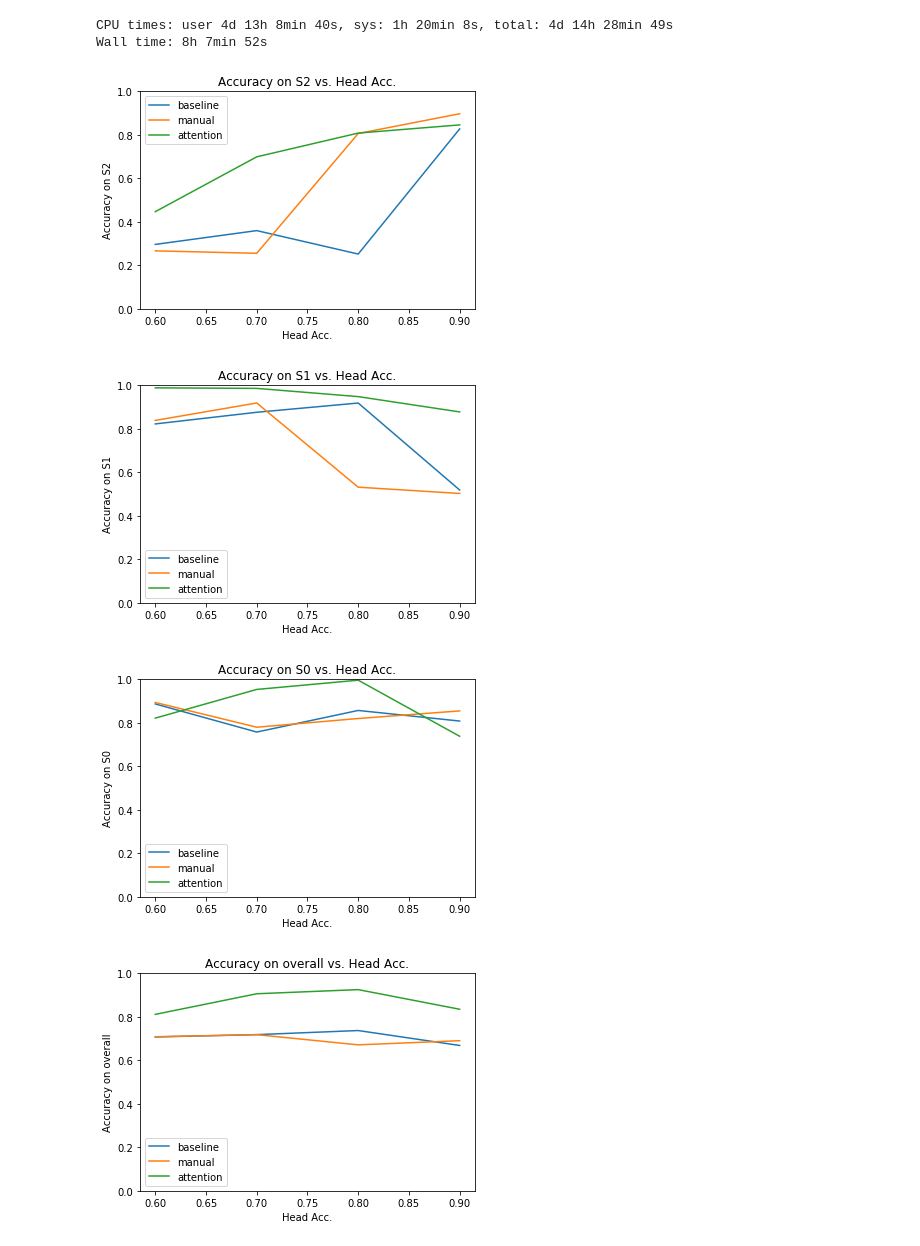
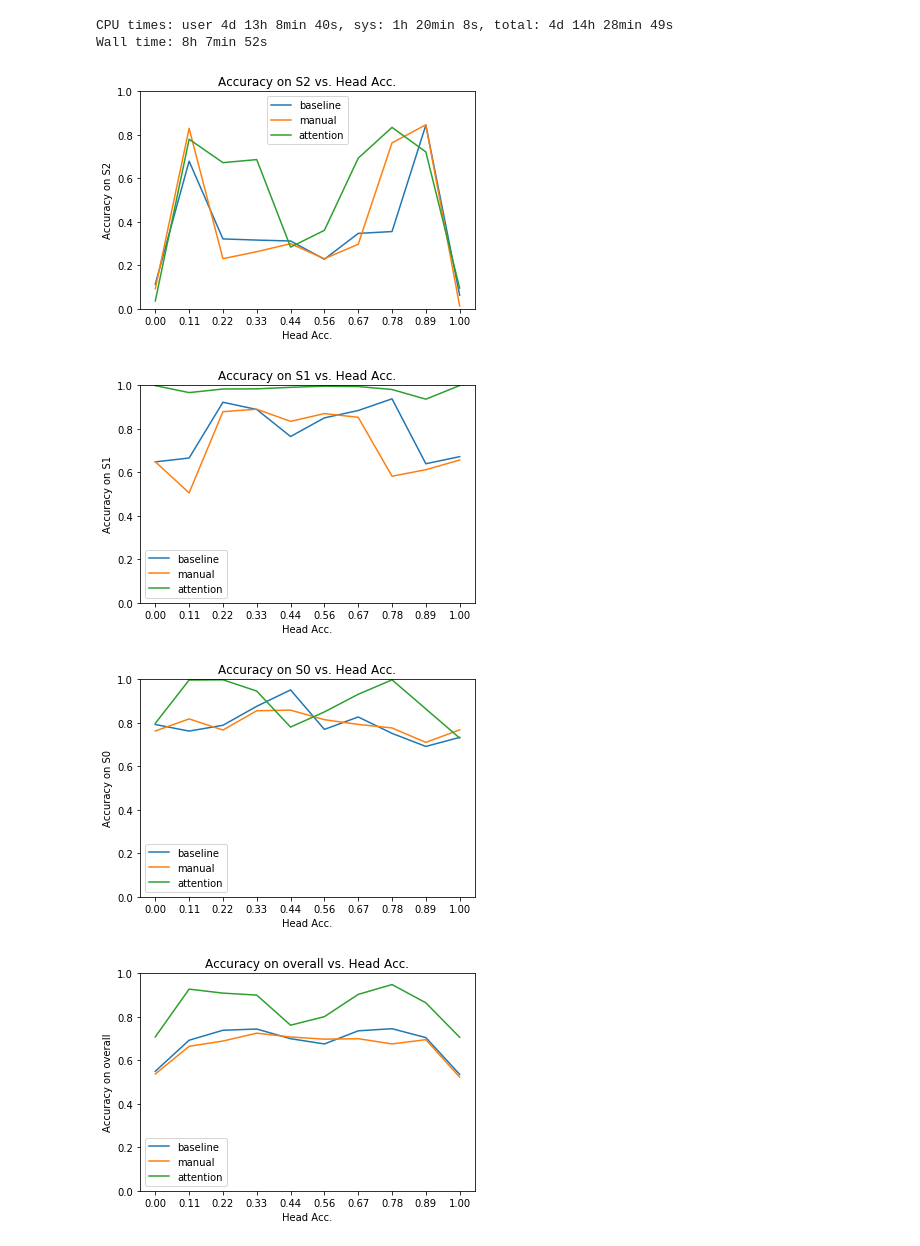
Before and after one commit to HazyResearch/metal, a Jupyter notebook: metal/contrib/slicing/synthetics/synthetics-acc.ipynb, the cells around one changed output. Cells and saved outputs as stored; diff of their text form; code cells hidden in the pictures.

Commit message:
latest synthetics results with extended axes

```diff
--- a/metal/contrib/slicing/synthetics/synthetics-acc.ipynb
+++ b/metal/contrib/slicing/synthetics/synthetics-acc.ipynb
@@ -168,24 +168,6 @@ Wall time: 1min 54s
 # %%
 from tqdm import tqdm_notebook as tqdm
 from collections import defaultdict
-# %%
-def plot_slice_scores(x_range, slice_name='S2', xlabel='Overlap Proportion'):
-    baseline_collected = [np.mean(np.array([s[slice_name] for s in baseline_scores[x]]))
-                          for x in x_range]
-    manual_collected = [np.mean(np.array([s[slice_name] for s in manual_scores[x]]))
-                          for x in x_range]
-    attention_collected = [np.mean(np.array([s[slice_name] for s in attention_scores[x]]))
-                          for x in x_range]
-
-    plt.title(f'Accuracy on {slice_name} vs. {xlabel}')
-    plt.plot(x_range, baseline_collected, label='baseline')
-    plt.plot(x_range, manual_collected, label='manual')
-    plt.plot(x_range, attention_collected, label='attention')
-    plt.xlabel(xlabel)
-    plt.ylabel(f"Accuracy on {slice_name}")
-    plt.ylim(bottom=0, top=1)
-    plt.legend()
-    plt.show()
 # %%
 # plot_slice_scores(op_range, 'S2', xlabel='Overlap Proportion')
 # plot_slice_scores(op_range, 'S1', xlabel='Overlap Proportion')
@@ -267,11 +251,15 @@ json.dump(results, open(f'acc-softmax-{date}.json', 'w'))
+# %%
+import json
+results = json.load(open('acc-extended-2019-01-02.json', 'r'))
 # %%
-plot_slice_scores(acc_range, 'S2', xlabel='Head Acc.')
-plot_slice_scores(acc_range, 'S1', xlabel='Head Acc.')
-plot_slice_scores(acc_range, 'S0', xlabel='Head Acc.')
-plot_slice_scores(acc_range, 'overall', xlabel='Head Acc.')
-plot_slice_scores(acc_range, 'overlap', xlabel='Head Acc.')
+from synthetics_utils import plot_slice_scores
+plot_slice_scores(results, 'S2', xlabel='Head Acc.')
+plot_slice_scores(results, 'S1', xlabel='Head Acc.')
+plot_slice_scores(results, 'S0', xlabel='Head Acc.')
+plot_slice_scores(results, 'overall', xlabel='Head Acc.')
+plot_slice_scores(results, 'overlap', xlabel='Head Acc.')
 # %% [output]
-[figure, old version]
+[figure, new version]
-[figure, old version]
+[figure, new version]
-[figure, old version]
+[figure, new version]
-[figure, old version]
+[figure, new version]
```
Also changed, not shown: parts of 3 cells of this notebook, 3 other files.
